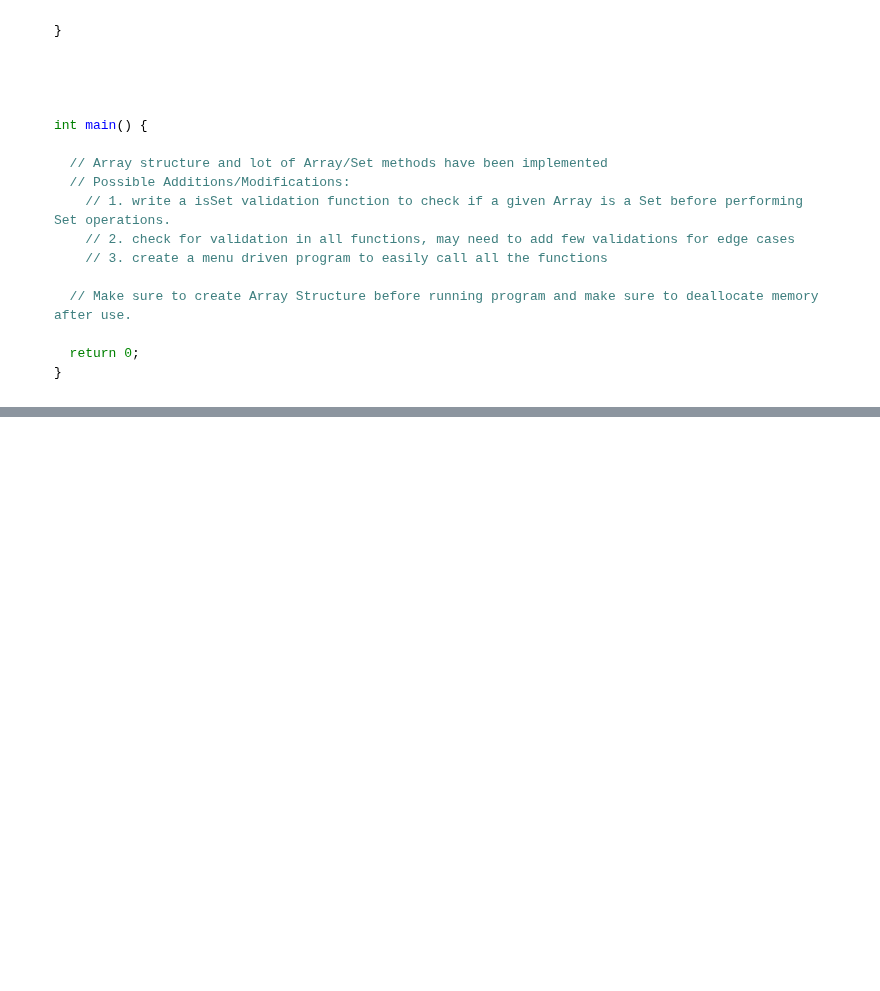
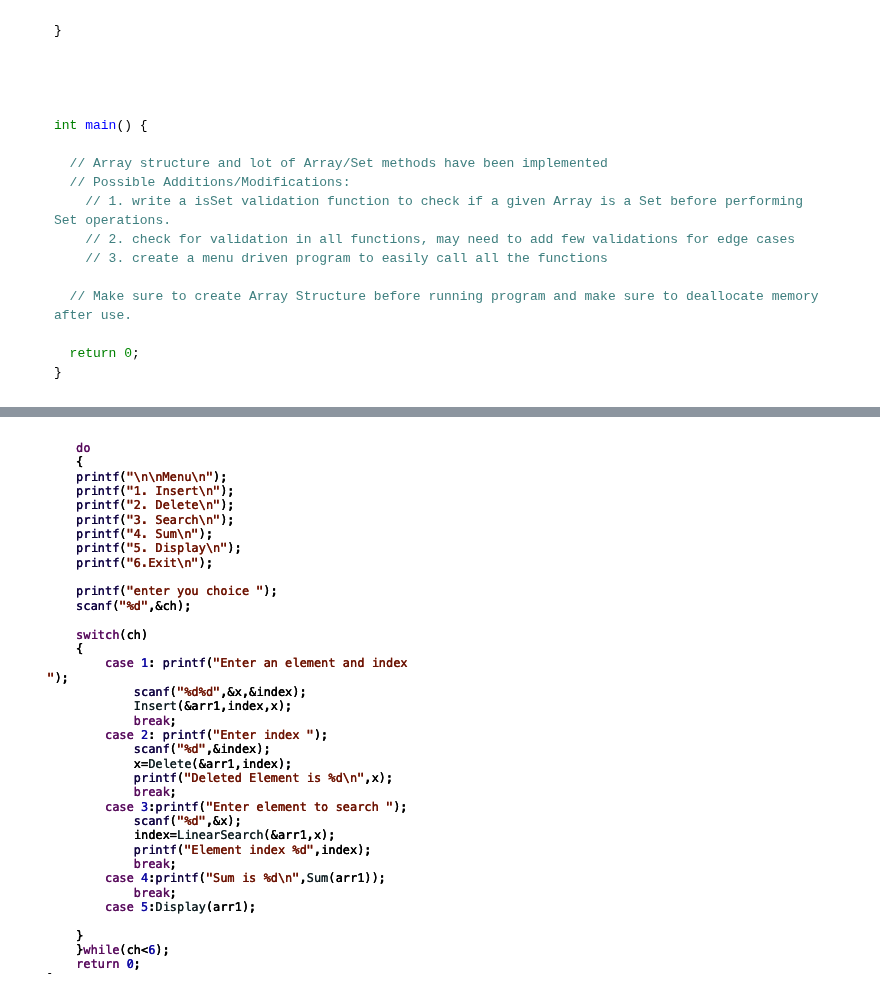
Before and after one commit to A-C-Sai/working-with-data, a Jupyter notebook: data-structures-and-algorithms/array-adt/array-adt.ipynb, the cells around one changed output, grey strips where cells are left out. Saved outputs shown, nothing was run; the diff lists cells and outputs as text; code cells hidden in the pictures; blank space fills up the shorter version.

```diff
--- a/data-structures-and-algorithms/array-adt/array-adt.ipynb
+++ b/data-structures-and-algorithms/array-adt/array-adt.ipynb
@@ -620,0 +631,4 @@ int main() {
+# %%
+Image(filename='./resources/menu-pt2.png')
+# %% [output]
+[figure, added]
```
Also changed, not shown: parts of 4 cells of this notebook, 2 other files.
